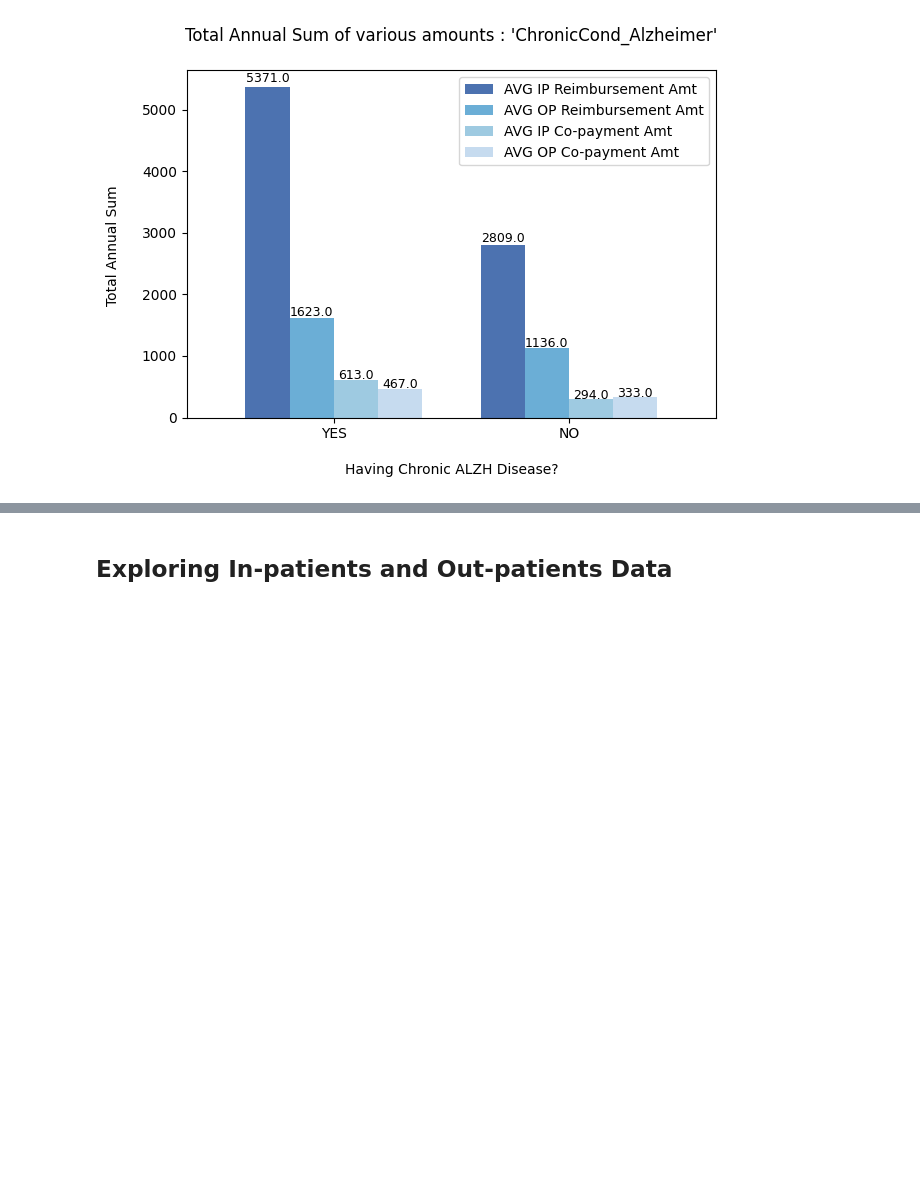
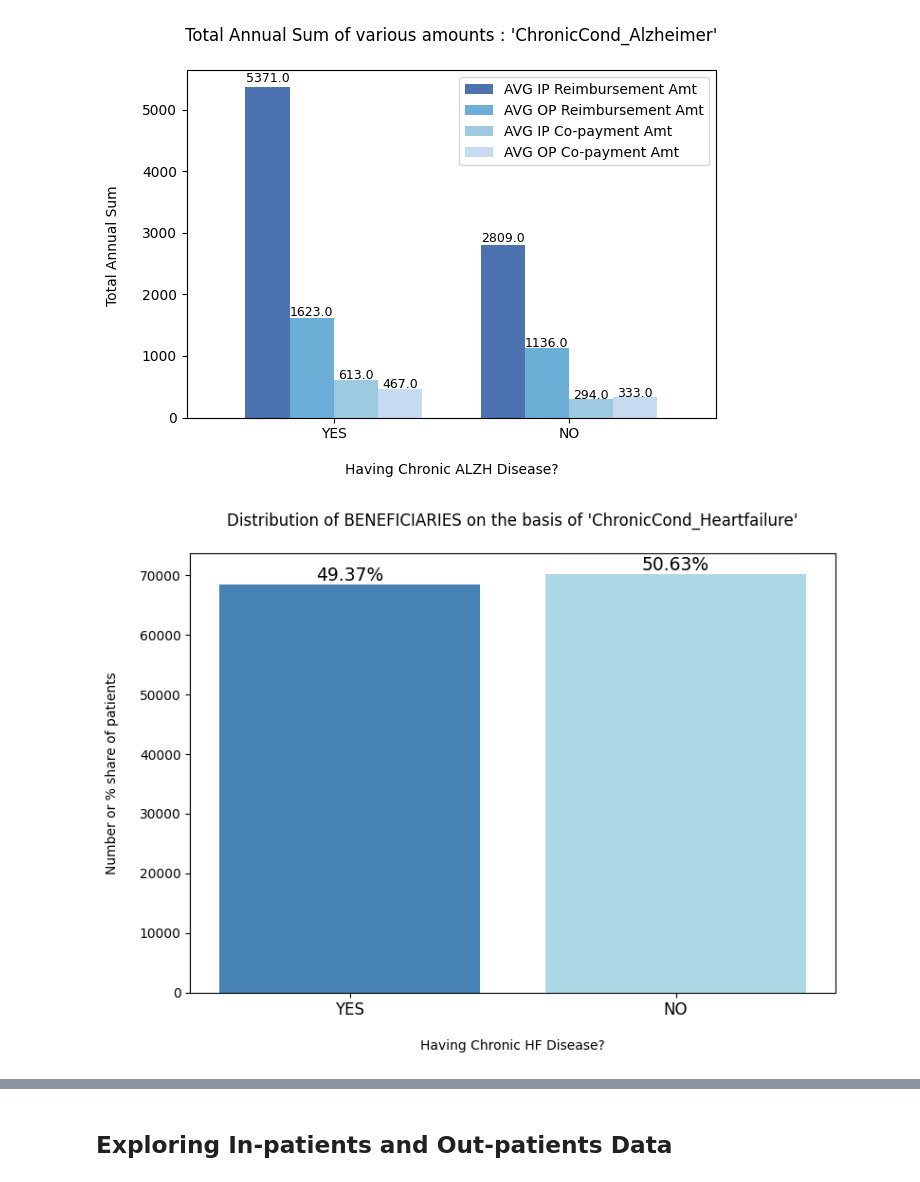
Before and after one commit to bharath03-a/INFO531FinalProject, a Jupyter notebook: notebooks/01_Exploratory_Data_Analysis.ipynb, the cells around one changed output, grey strips where cells are left out. Cells and saved outputs as stored; diff of their text form; code cells hidden in the pictures; blank space fills up the shorter version.

```diff
--- a/notebooks/01_Exploratory_Data_Analysis.ipynb
+++ b/notebooks/01_Exploratory_Data_Analysis.ipynb
@@ -890,0 +891,34 @@ plt.show()
+# %%
+hf_counts = (
+    train_beneficiary
+    .group_by("ChronicCond_Heartfailure")
+    .agg(pl.count("BeneID").alias("count"))
+    .sort("ChronicCond_Heartfailure")
+)
+
+values = hf_counts["count"].to_list()
+labels_raw = hf_counts["ChronicCond_Heartfailure"].to_list()
+labels = ["YES" if val == 1 else "NO" for val in labels_raw]
+
+plt.figure(figsize=(8, 6))
+bars = plt.bar(range(len(values)), values, color=["steelblue", "lightblue"])
+
+total = sum(values)
+for i, bar in enumerate(bars):
+    height = bar.get_height()
+    plt.annotate(
+        f'{round((height * 100) / total, 2)}%',
+        (bar.get_x() + bar.get_width() / 2, height * 1.01),
+        ha='center',
+        fontsize=13.5,
+        rotation=0
+    )
+
+plt.xlabel("\nHaving Chronic HF Disease?")
+plt.xticks(ticks=range(len(labels)), labels=labels, fontsize=12)
+plt.ylabel("Number or % share of patients\n")
+plt.title("Distribution of BENEFICIARIES on the basis of 'ChronicCond_Heartfailure'\n")
+plt.tight_layout()
+plt.show()
+# %% [output]
+[figure, added]
```
Also changed, not shown: parts of 127 cells of this notebook.
